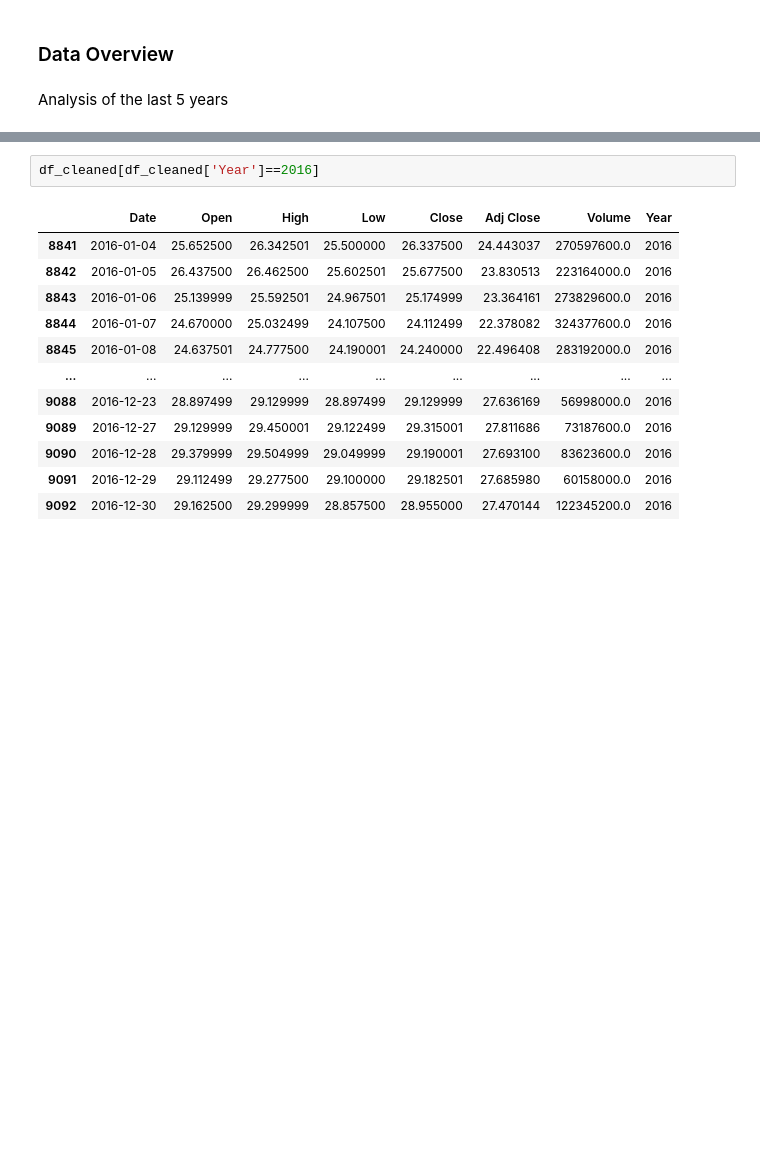
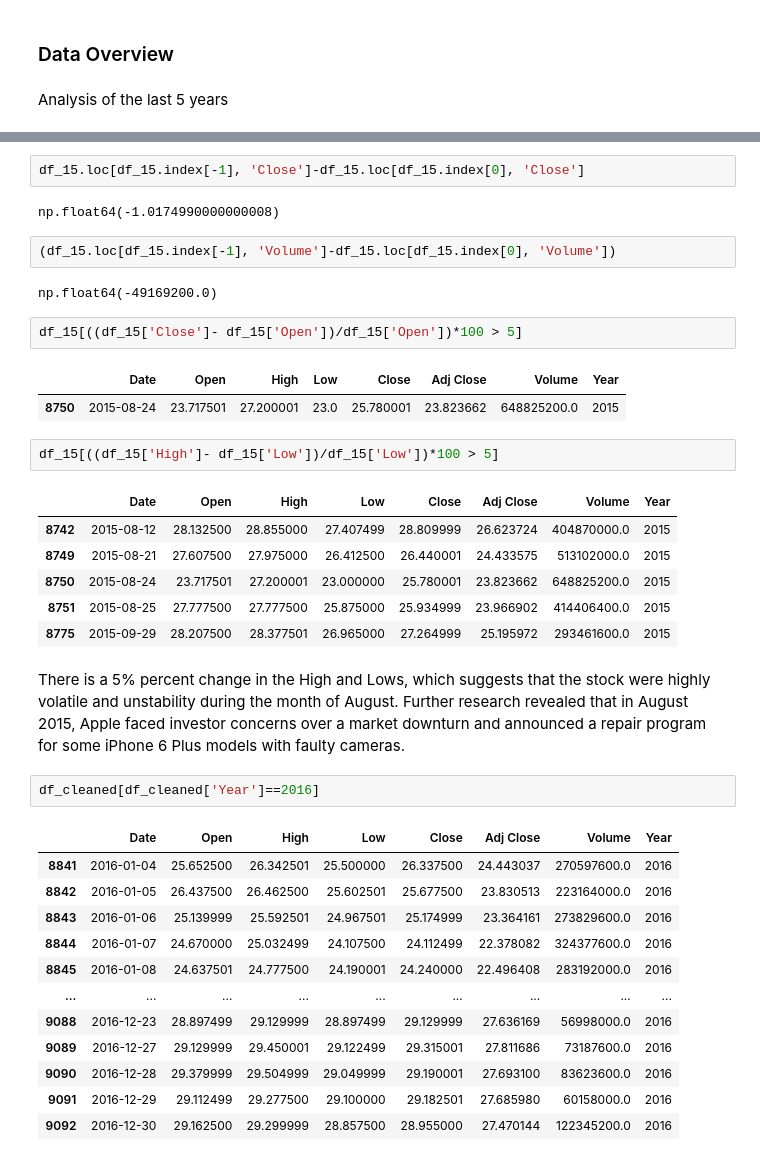
Before and after one commit to duy4nt/Data-Analysis, a Jupyter notebook: StockPriceAnalysis/Stock Price Analysis.ipynb, the cells around one changed output, grey strips where cells are left out. Saved outputs shown, nothing was run; the diff lists cells and outputs as text; blank space fills up the shorter version.

```diff
--- a/StockPriceAnalysis/Stock Price Analysis.ipynb
+++ b/StockPriceAnalysis/Stock Price Analysis.ipynb
@@ -229,3 +254,27 @@ df_15 = df_cleaned[df_cleaned['Year']==2015]
+# %%
+df_15.loc[df_15.index[-1], 'Close']-df_15.loc[df_15.index[0], 'Close']
+# %% [output]
+np.float64(-1.0174990000000008)
+# %%
+(df_15.loc[df_15.index[-1], 'Volume']-df_15.loc[df_15.index[0], 'Volume'])
+# %% [output]
+np.float64(-49169200.0)
+# %%
+df_15[((df_15['Close']- df_15['Open'])/df_15['Open'])*100 > 5]
+# %% [output]
+|  | Date | Open | High | Low | Close | Adj Close | Volume | Year |
+| 8750 | 2015-08-24 | 23.717501 | 27.200001 | 23.0 | 25.780001 | 23.823662 | 648825200.0 | 2015 |
+# %%
+df_15[((df_15['High']- df_15['Low'])/df_15['Low'])*100 > 5]
+# %% [output]
+|  | Date | Open | High | Low | Close | Adj Close | Volume | Year |
+| 8742 | 2015-08-12 | 28.132500 | 28.855000 | 27.407499 | 28.809999 | 26.623724 | 404870000.0 | 2015 |
+| 8749 | 2015-08-21 | 27.607500 | 27.975000 | 26.412500 | 26.440001 | 24.433575 | 513102000.0 | 2015 |
+| 8750 | 2015-08-24 | 23.717501 | 27.200001 | 23.000000 | 25.780001 | 23.823662 | 648825200.0 | 2015 |
+| 8751 | 2015-08-25 | 27.777500 | 27.777500 | 25.875000 | 25.934999 | 23.966902 | 414406400.0 | 2015 |
+| 8775 | 2015-09-29 | 28.207500 | 28.377501 | 26.965000 | 27.264999 | 25.195972 | 293461600.0 | 2015 |
+# %% [markdown]
+There is a 5% percent change in the High and Lows, which suggests that the stock were highly volatile and unstability during the month of August. Further research revealed that in August 2015, Apple faced investor concerns over a market downturn and announced a repair program for some iPhone 6 Plus models with faulty cameras.
 # %%
 df_cleaned[df_cleaned['Year']==2016]
 # %% [output]
```
Also changed, not shown: parts of 5 cells of this notebook.
